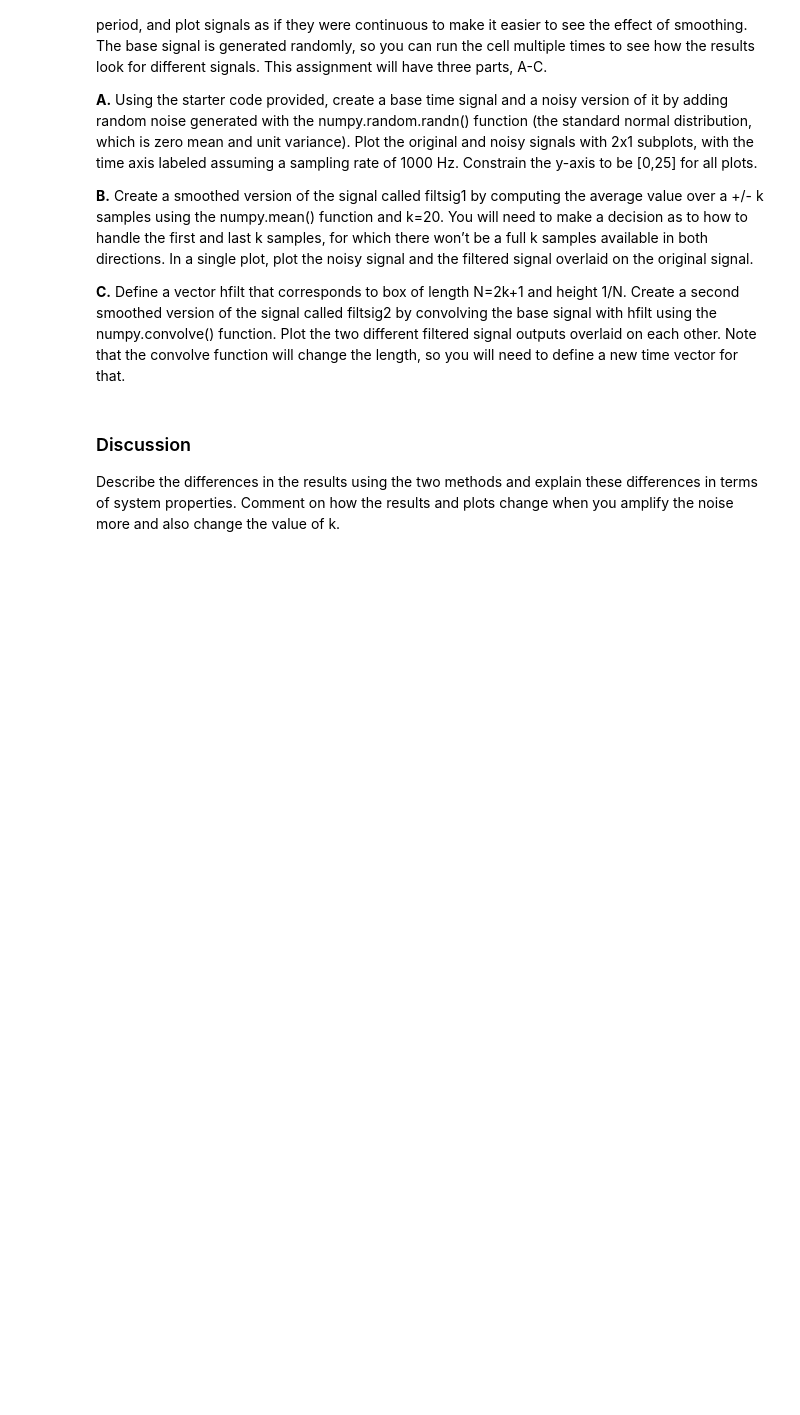
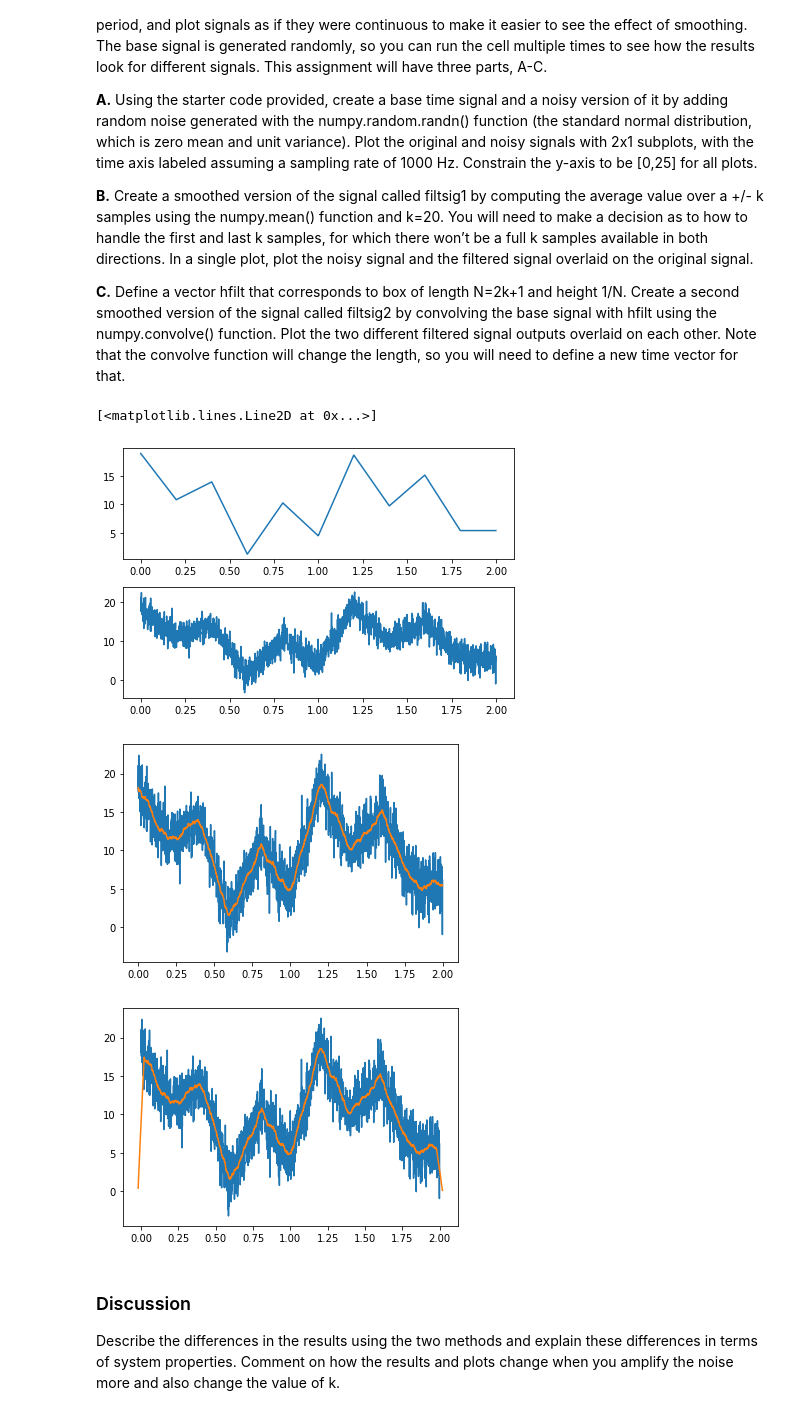
Before and after one commit to pie474/EE242Labs, a Jupyter notebook: 2b/EE242_Lab2b.ipynb, the cells around one changed output. Cells and saved outputs as stored; diff of their text form; code cells hidden in the pictures; blank space fills up the shorter version.

```diff
--- a/2b/EE242_Lab2b.ipynb
+++ b/2b/EE242_Lab2b.ipynb
@@ -35,34 +36,71 @@ In this assignment, we’ll implement a moving window smoothing function to show
 # %%
 # Assignment 2 - Smoothing Signals
 
 
 # set up relevant parameters
 srate = 1000 # sampling rate in Hz
 time  = np.arange(0,2,1/srate) # associated time vector that corresponds to 2 seconds
 n     = len(time) # length of the time vector
 
 # here is a base signal to work with, values of signal points chosen randomly
 p     = 10 # points for piecewise linear signal
 amp = 20   # amplitude range of base signal
 base = np.interp(np.linspace(0,p,n),np.arange(0,p),np.random.rand(p)*amp)
 
 # create some random noise to be added to the above base signals
 noiseamp = 2
 noise  = noiseamp * np.random.randn(n)
 
 # Part A
 # Add noise to the base signals to create new noisy signals (this is just adding two signals)
 # TODO: Code that solves the rest of A
+noisy = base + noise
+
+fig, axs = plt.subplots(2, 1)
+axs[0].plot(time, base)
+axs[1].plot(time, noisy)
+fig.tight_layout()
 
 # Part B
 # Implement the running mean filter with a for loop
 # For each sample, the output value at t = np.mean (x[t-k:t+k]).
 # Take care of border cases
-# TODO: Code that solves B
+
+k = 20
+
+def slice_window(a, t, k):
+    if t<k:
+        return a[:t+k]
+    elif t>len(a)-k:
+        return a[t-k:]
+    return a[t-k:t+k]
+
+filtsig1 = [np.mean(slice_window(noisy, t, k)) for t in range(0, len(noisy))]
+
+
+fig, axs = plt.subplots(1, 1)
+axs.plot(time, noisy)
+axs.plot(time, filtsig1)
 
 # Part C
 # Implement smoothing using convolution
-# TODO: Code that solves C
+
+def smooth_convolve(a, k):
+    hfilt = np.ones(2*k + 1) / (2*k + 1)
+    y = np.convolve(a, hfilt)
+    t = np.arange(-k, len(y) - k)/srate
+    return t, y
+
+filtsig2_t, filtsig2 = smooth_convolve(noisy, k)
+
+fig, axs = plt.subplots(1, 1)
+axs.plot(time, noisy)
+axs.plot(filtsig2_t, filtsig2)
+# %% [output]
+[<matplotlib.lines.Line2D at 0x...>]
+[figure, added]
+[figure, added]
+[figure, added]
 # %% [markdown]
 ###  Discussion
 
```
Also changed, not shown: parts of 3 cells of this notebook.
